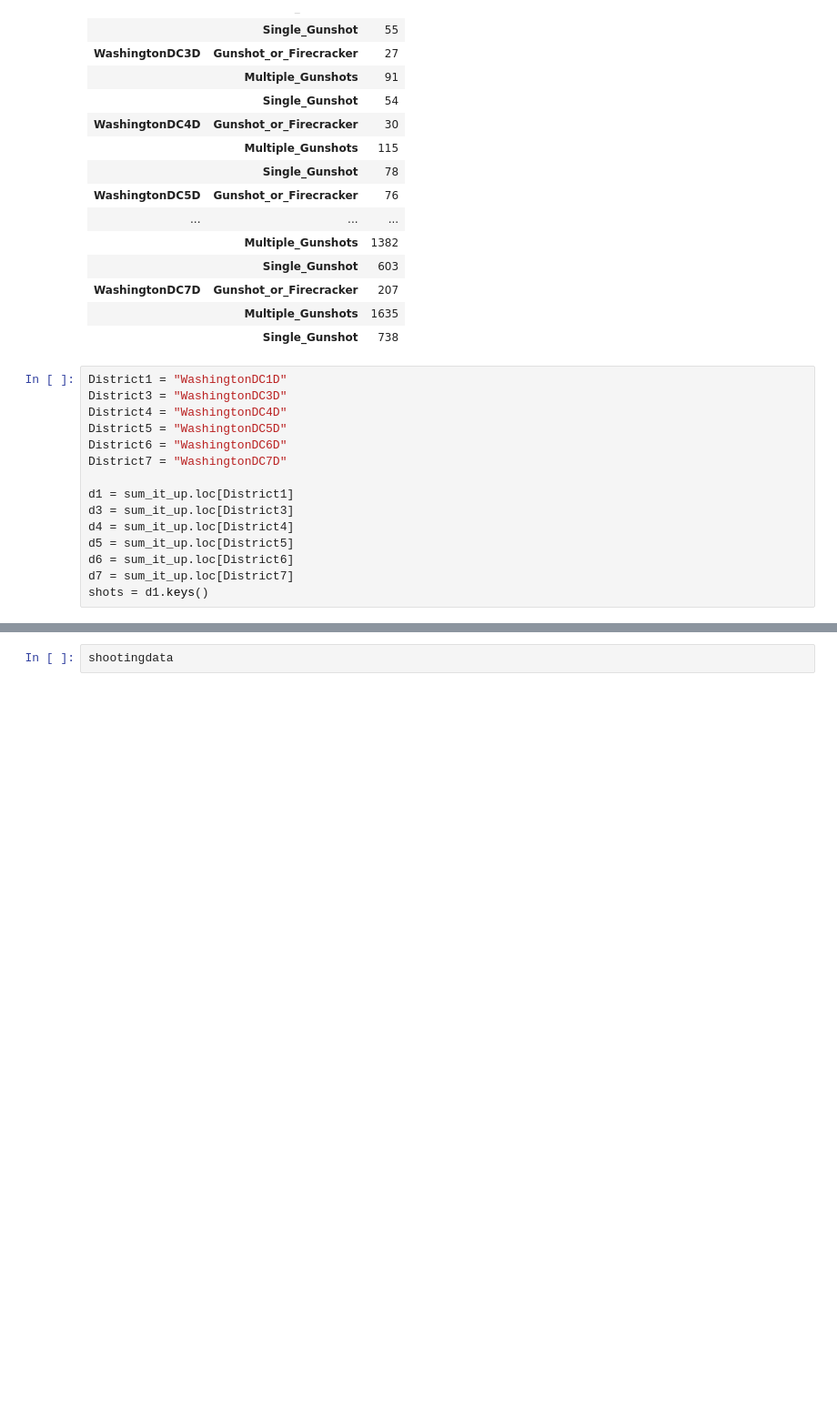
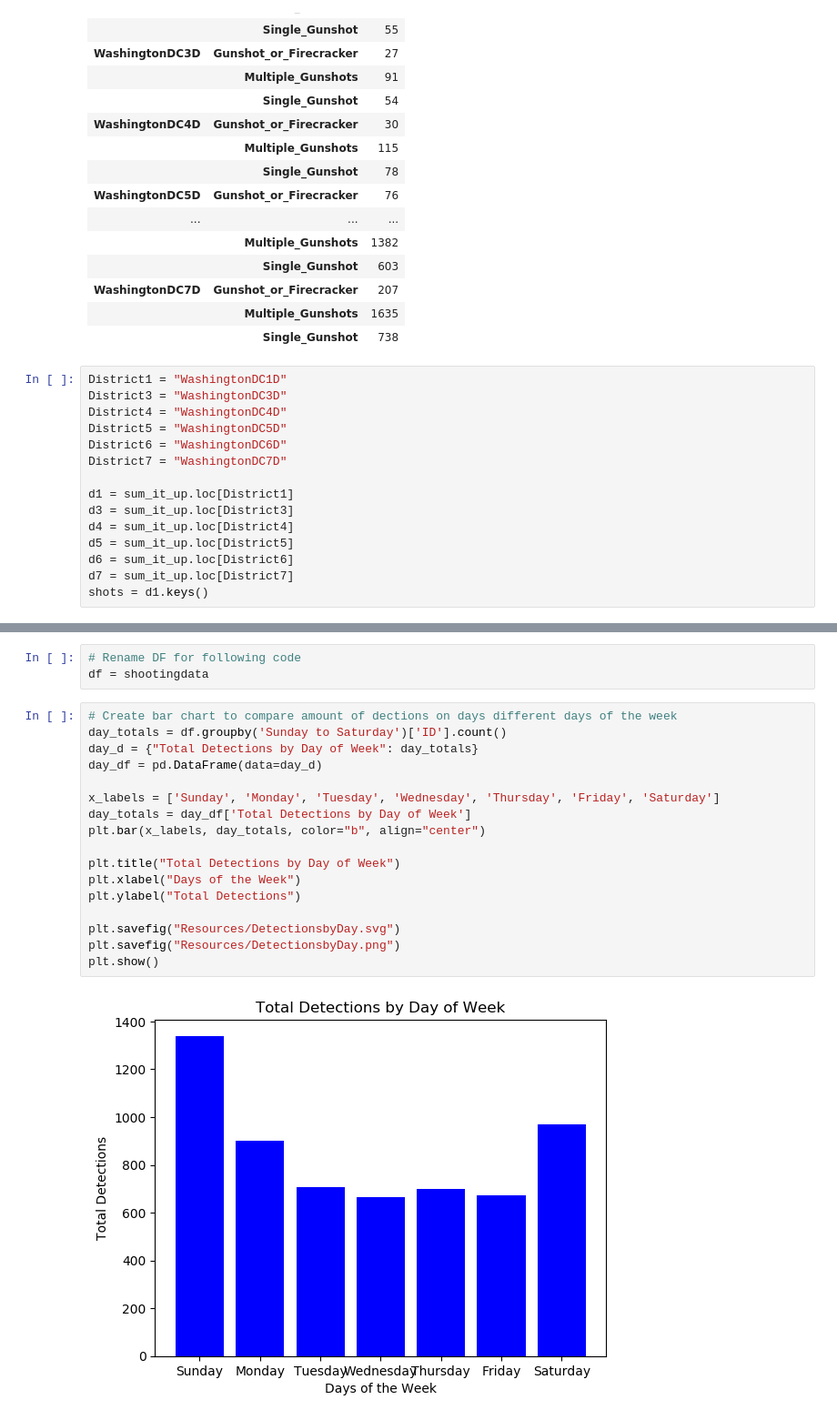
Before and after one commit to CarlosMurguia/shotspotterdata, a Jupyter notebook: project.ipynb, the cells around one changed output, grey strips where cells are left out. Shown at 91% size. Saved outputs shown, nothing was run; the diff lists cells and outputs as text; blank space fills up the shorter version.

```diff
--- a/project.ipynb
+++ b/project.ipynb
@@ -192,2 +187,22 @@ total = sum_it_up2.loc
-# %%
-shootingdata
+# %%
+# Rename DF for following code
+df = shootingdata
+# %%
+# Create bar chart to compare amount of dections on days different days of the week
+day_totals = df.groupby('Sunday to Saturday')['ID'].count()
+day_d = {"Total Detections by Day of Week": day_totals}
+day_df = pd.DataFrame(data=day_d)
+
+x_labels = ['Sunday', 'Monday', 'Tuesday', 'Wednesday', 'Thursday', 'Friday', 'Saturday']
+day_totals = day_df['Total Detections by Day of Week']
+plt.bar(x_labels, day_totals, color="b", align="center")
+
+plt.title("Total Detections by Day of Week")
+plt.xlabel("Days of the Week")
+plt.ylabel("Total Detections")
+
+plt.savefig("Resources/DetectionsbyDay.svg")
+plt.savefig("Resources/DetectionsbyDay.png")
+plt.show()
+# %% [output]
+[figure, added]
```
Also changed, not shown: parts of 18 cells of this notebook.
